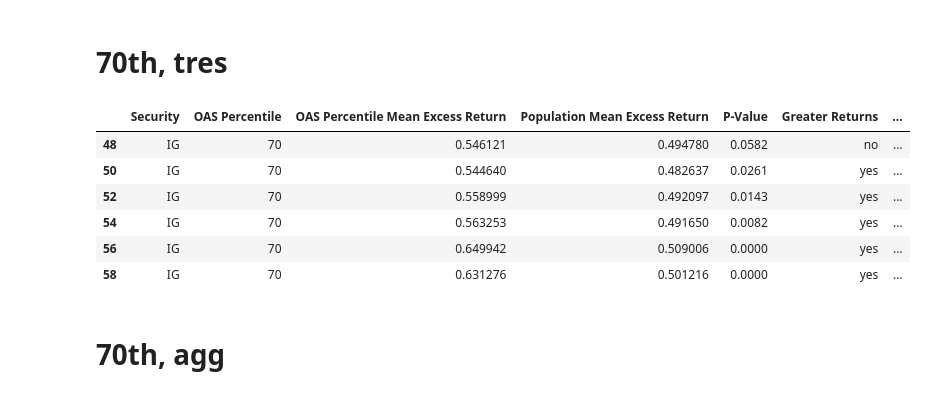
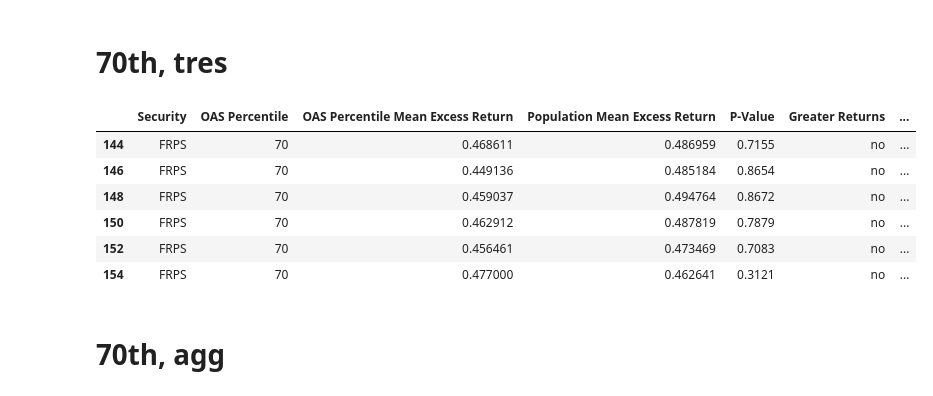
Before and after one commit to valazeinali/BoydWatterson, a Jupyter notebook: BoydWatterson/T-Test Analysis/P-Value And Excess Return Maker.ipynb, the cells around one changed output. Cells and saved outputs as stored; diff of their text form; code cells hidden in the pictures.

```diff
--- a/BoydWatterson/T-Test Analysis/P-Value And Excess Return Maker.ipynb
+++ b/BoydWatterson/T-Test Analysis/P-Value And Excess Return Maker.ipynb
@@ -126,0 +18,11 @@ fig.show()
+# %%
+# Got the data from T-tests_Hyp3_Calculations.ipynb
+
+# Sheet_Name, not WB
+df_EM = pd.read_excel('Hyp_3_matrix.xlsx', sheet_name="FRPS")
+#df_EM = pd.read_excel('Hyp_3_matrix.xlsx', wb = "EM")
+#df_CEM = pd.read_excel('Hyp_3_matrix.xlsx', wb = "CEM")
+#df_EM = pd.read_excel('Hyp_3_matrix.xlsx', wb = "EM")
+#df_EM = pd.read_excel('Hyp_3_matrix.xlsx', wb = "EM")
+#df_EM = pd.read_excel('Hyp_3_matrix.xlsx', wb = "EM")
+#df_EM = pd.read_excel('Hyp_3_matrix.xlsx', wb = "EM")
@@ -212,15 +436,15 @@ df_IG_65_agg.head(6)
 # 70th, tres
 # %%
 # Selecting all rows where we are 70th percentile and benchmark is tres.
-df_IG_70_tres = df_IG[(df_IG["OAS Percentile"] == 70)& (df_IG['Benchmark'] == 'tres')]
-df_IG_70_tres.head(6)
+df_EM_70_tres = df_EM[(df_EM["OAS Percentile"] == 70)& (df_EM['Benchmark'] == 'tres')]
+df_EM_70_tres.head(6)
 # %% [output]
 |  | Security | OAS Percentile | OAS Percentile Mean Excess Return | Population Mean Excess Return | P-Value | Greater Returns | ... |
-| 48 | IG | 70 | 0.546121 | 0.494780 | 0.0582 | no | ... |
-| 50 | IG | 70 | 0.544640 | 0.482637 | 0.0261 | yes | ... |
-| 52 | IG | 70 | 0.558999 | 0.492097 | 0.0143 | yes | ... |
-| 54 | IG | 70 | 0.563253 | 0.491650 | 0.0082 | yes | ... |
-| 56 | IG | 70 | 0.649942 | 0.509006 | 0.0000 | yes | ... |
-| 58 | IG | 70 | 0.631276 | 0.501216 | 0.0000 | yes | ... |
+| 144 | FRPS | 70 | 0.468611 | 0.486959 | 0.7155 | no | ... |
+| 146 | FRPS | 70 | 0.449136 | 0.485184 | 0.8654 | no | ... |
+| 148 | FRPS | 70 | 0.459037 | 0.494764 | 0.8672 | no | ... |
+| 150 | FRPS | 70 | 0.462912 | 0.487819 | 0.7879 | no | ... |
+| 152 | FRPS | 70 | 0.456461 | 0.473469 | 0.7083 | no | ... |
+| 154 | FRPS | 70 | 0.477000 | 0.462641 | 0.3121 | no | ... |
 # %% [markdown]
 # 70th, agg
```
Also changed, not shown: parts of 97 cells of this notebook.
